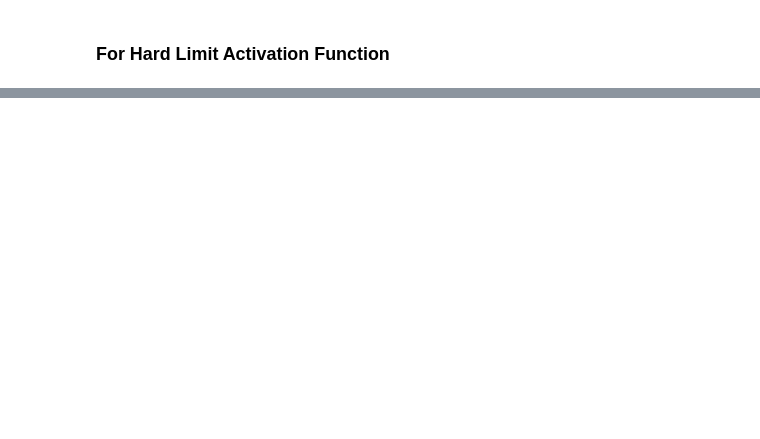
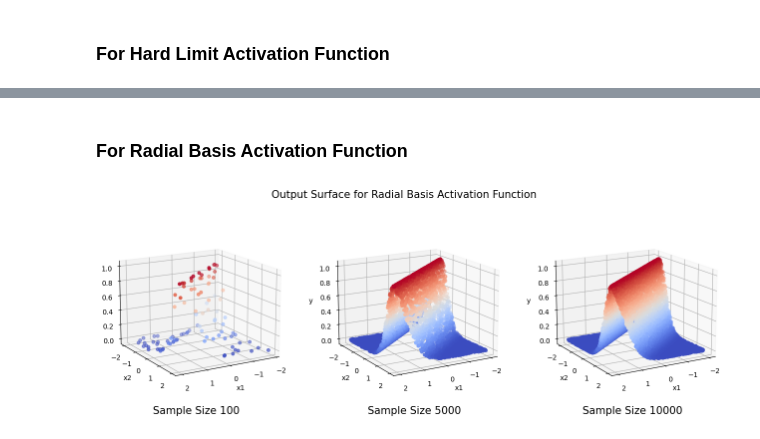
Before and after one commit to ProtikNag/Neural-Network-Homeworks, a Jupyter notebook: HW1/Problem 2.ipynb, the cells around one changed output, grey strips where cells are left out. Saved outputs shown, nothing was run; the diff lists cells and outputs as text; code cells hidden in the pictures; blank space fills up the shorter version.

Commit message:
Added Problem 4 Added Radial Basis for Problem 2 and Problem 3

```diff
--- a/HW1/Problem 2.ipynb
+++ b/HW1/Problem 2.ipynb
@@ -39,7 +39,11 @@ def hard_limit(x):
     return [1 if ele >= 0 else 0 for ele in x]
 
 def radial_basis(x):
-    return None
+    # gaussian function
+    # y = e ^ (-gamma * x^2)
+    # gamma = 0.05 ---> smoothing factor
+
+    return np.exp(-0.05 * ( x**2))
 # %% [markdown]
 ### Get Random Domain Points of Sample Size
 # %%
@@ -125,0 +130,18 @@ visualization(complete_x1, complete_x2, complete_y, 'Hard_limit')
+# %% [markdown]
+### For Radial Basis Activation Function
+# %%
+complete_x1 = list()
+complete_x2 = list()
+complete_y = list()
+
+for sample_size in sample_points_list:
+    x1, x2 =  generate_input(sample_size)
+    y = radial_basis(-4.79 * x1 + 5.9 * x2 - 0.93)
+
+    complete_x1.append(x1)
+    complete_x2.append(x2)
+    complete_y.append(y)
+
+visualization(complete_x1, complete_x2, complete_y, 'Radial Basis')
+# %% [output]
+[figure, added]
```
Also changed, not shown: parts of 2 cells of this notebook, 12 other files.
